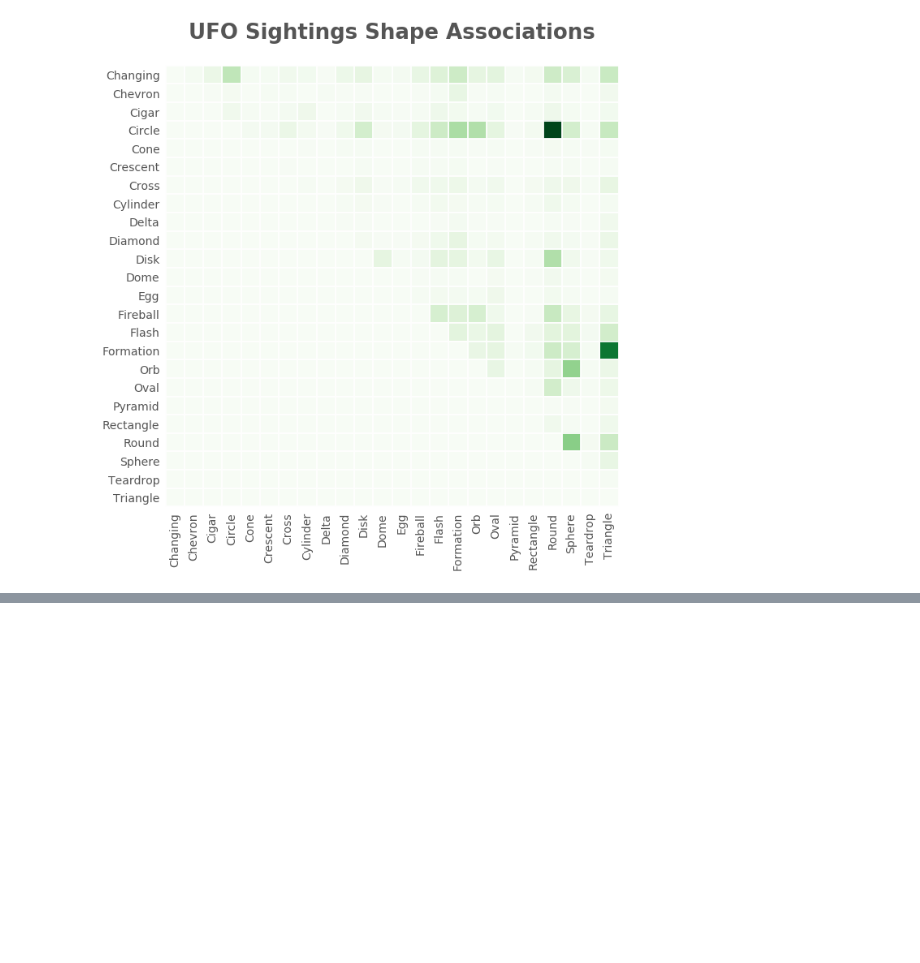
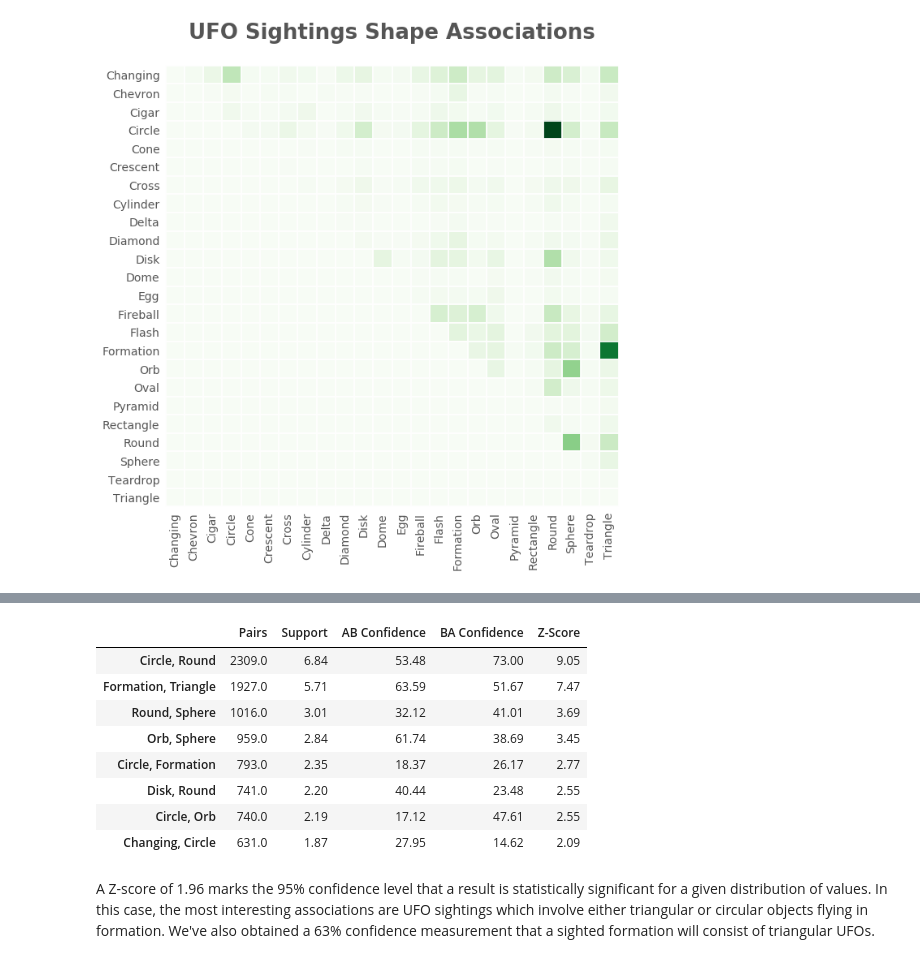
Before and after one commit to Dascienz/ufo-sightings, a Jupyter notebook: Shape_Association_Analysis.ipynb, the cells around one changed output, grey strips where cells are left out. Saved outputs shown, nothing was run; the diff lists cells and outputs as text; code cells hidden in the pictures; blank space fills up the shorter version.

```diff
--- a/Shape_Association_Analysis.ipynb
+++ b/Shape_Association_Analysis.ipynb
@@ -142,0 +203,22 @@ We have our frequency pairs, now we need to calculate confidence and lift values
+# %%
+def z_score(x):
+    mean = np.mean(x)
+    std = np.std(x)
+    x = (x - mean) / std
+    return x
+# %%
+all_pairs['Z-Score'] = z_score(all_pairs['Pairs'])
+# %%
+all_pairs[all_pairs['Z-Score'] > 1.96].round(2)
+# %% [output]
+|  | Pairs | Support | AB Confidence | BA Confidence | Z-Score |
+| Circle, Round | 2309.0 | 6.84 | 53.48 | 73.00 | 9.05 |
+| Formation, Triangle | 1927.0 | 5.71 | 63.59 | 51.67 | 7.47 |
+| Round, Sphere | 1016.0 | 3.01 | 32.12 | 41.01 | 3.69 |
+| Orb, Sphere | 959.0 | 2.84 | 61.74 | 38.69 | 3.45 |
+| Circle, Formation | 793.0 | 2.35 | 18.37 | 26.17 | 2.77 |
+| Disk, Round | 741.0 | 2.20 | 40.44 | 23.48 | 2.55 |
+| Circle, Orb | 740.0 | 2.19 | 17.12 | 47.61 | 2.55 |
+| Changing, Circle | 631.0 | 1.87 | 27.95 | 14.62 | 2.09 |
+# %% [markdown]
+A Z-score of 1.96 marks the 95% confidence level that a result is statistically significant for a given distribution of values. In this case, the most interesting associations are UFO sightings which involve either triangular or circular objects flying in formation. We've also obtained a 63% confidence measurement that a sighted formation will consist of triangular UFOs.
```
Also changed, not shown: parts of 11 cells of this notebook.
